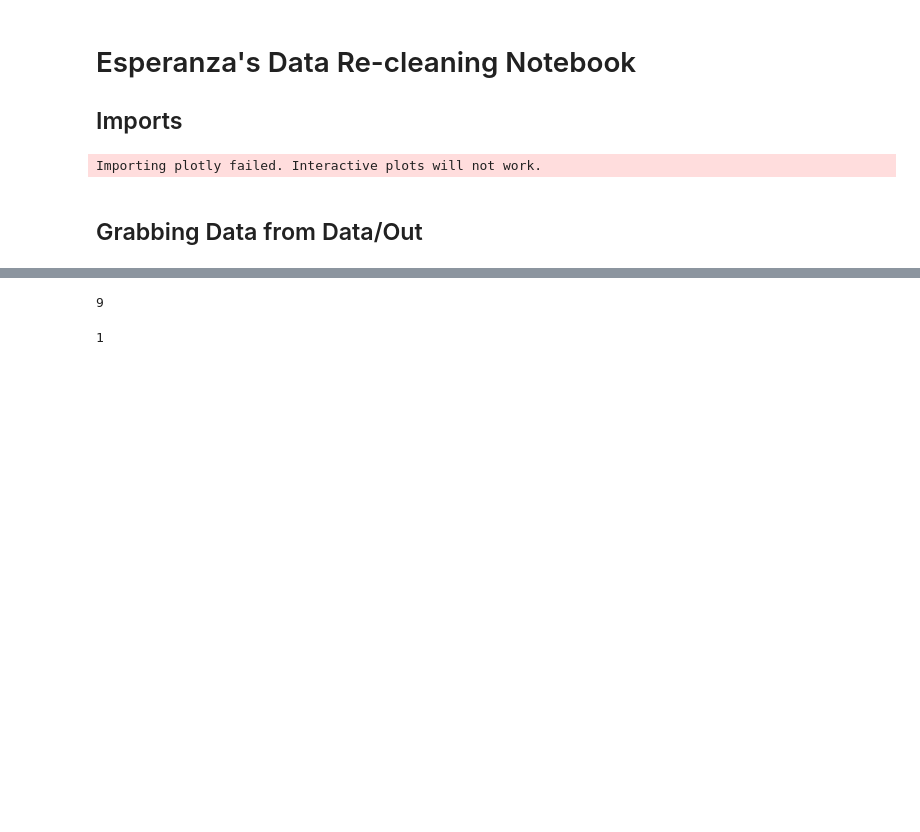
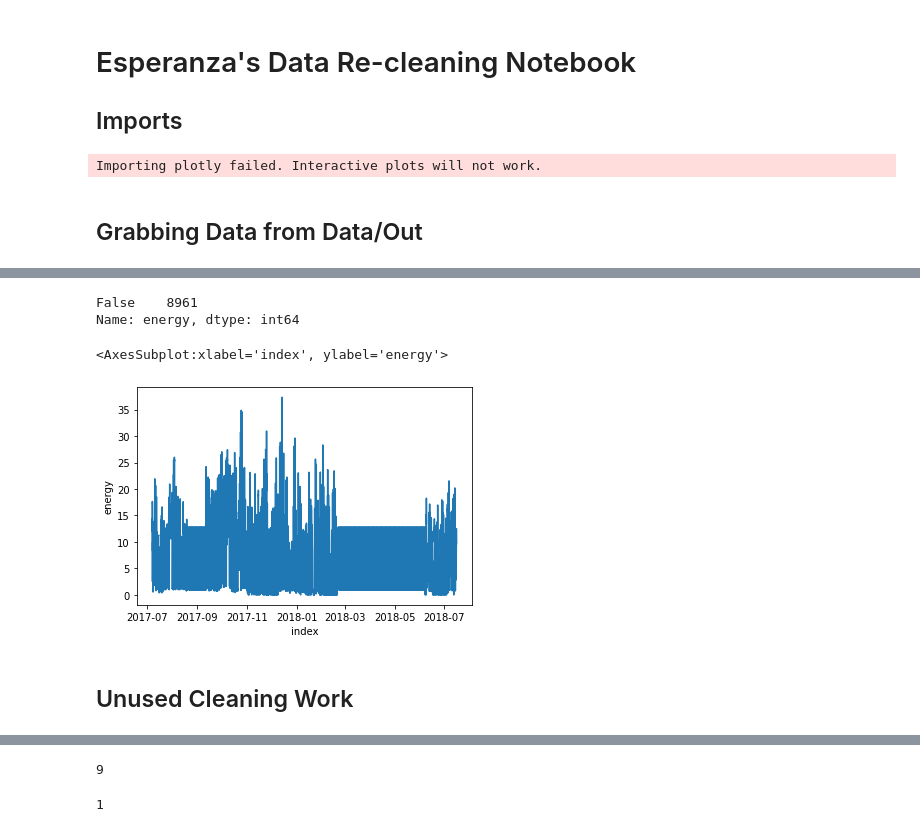
Before and after one commit to ESR76/Capstone-Brick-Modeling, a Jupyter notebook: notebooks/esperanza_clean.ipynb, the cells around one changed output, grey strips where cells are left out. Drawn from its saved outputs; the diff is of its cells as text; code cells hidden in the pictures; blank space fills up the shorter version.

Commit message:
Cleaning code in exploratory notebook. First section as final code to be added to code section. Rest is notes

```diff
--- a/notebooks/esperanza_clean.ipynb
+++ b/notebooks/esperanza_clean.ipynb
@@ -85,0 +136,19 @@ grouped_df = pd.concat([floor_2, floor_3, floor_4])
+# %%
+keep_cols = list(time_gaps.columns)[0: len(time_gaps.columns) - 1]
+keep_cols_y = [x + "_y" for x in keep_cols]
+# %%
+imputed_meds = time_gaps.loc[(time_gaps['energy'].isna()), :].merge(hour_meds, left_on = 'hour', right_index = True)
+# %%
+imputed_meds = imputed_meds.loc[:, keep_cols_y + ["hour"]].rename({keep_cols_y[i]: keep_cols[i] for i in range(len(keep_cols))}, axis = 1)
+# %%
+time_gaps.loc[(time_gaps['energy'].isna()), :] = imputed_meds
+# %%
+time_gaps['energy'].isna().value_counts()
+# %% [output]
+False    8961
+Name: energy, dtype: int64
+# %%
+sns.lineplot(data=time_gaps.reset_index(), x = 'index', y = 'energy')
+# %% [output]
+<AxesSubplot:xlabel='index', ylabel='energy'>
+[figure, added]
@@ -85,0 +162,2 @@ grouped_df = pd.concat([floor_2, floor_3, floor_4])
+# %% [markdown]
+## Unused Cleaning Work
```
Also changed, not shown: parts of 105 cells of this notebook.
